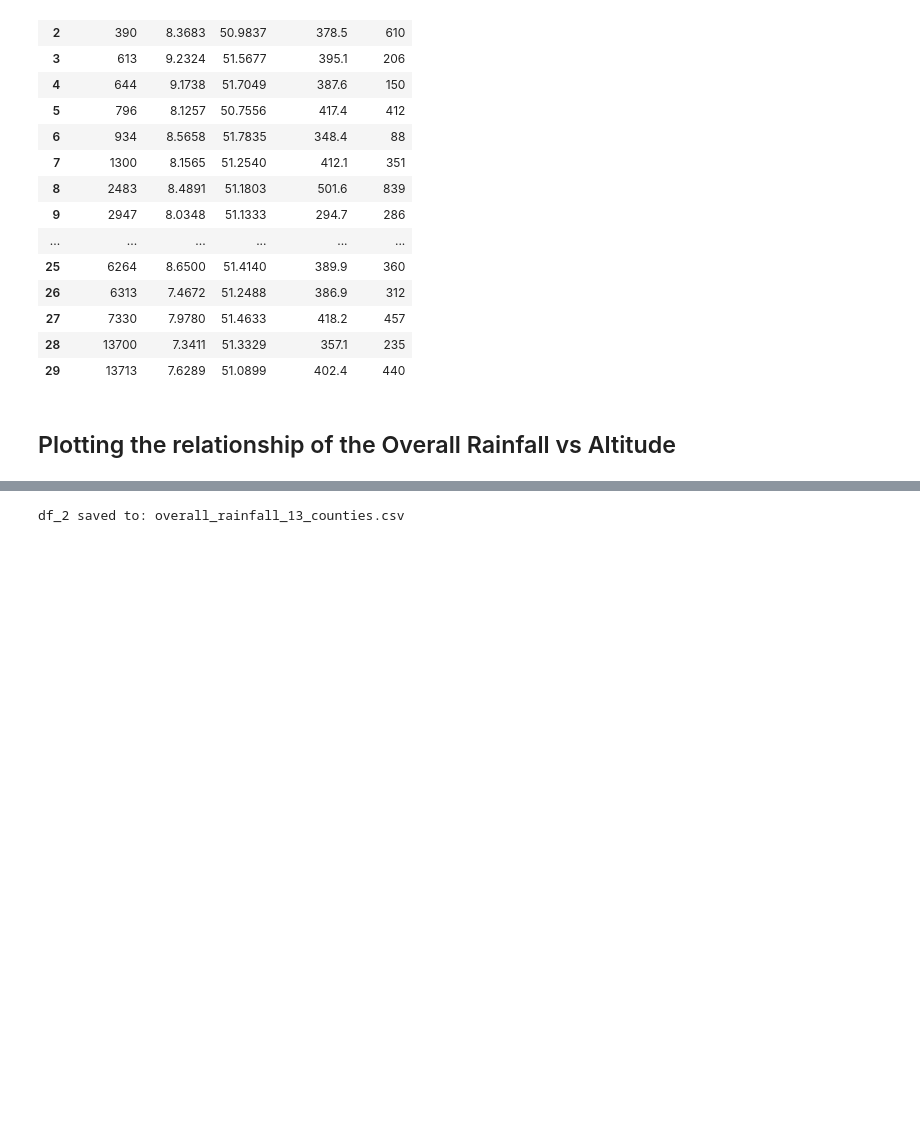
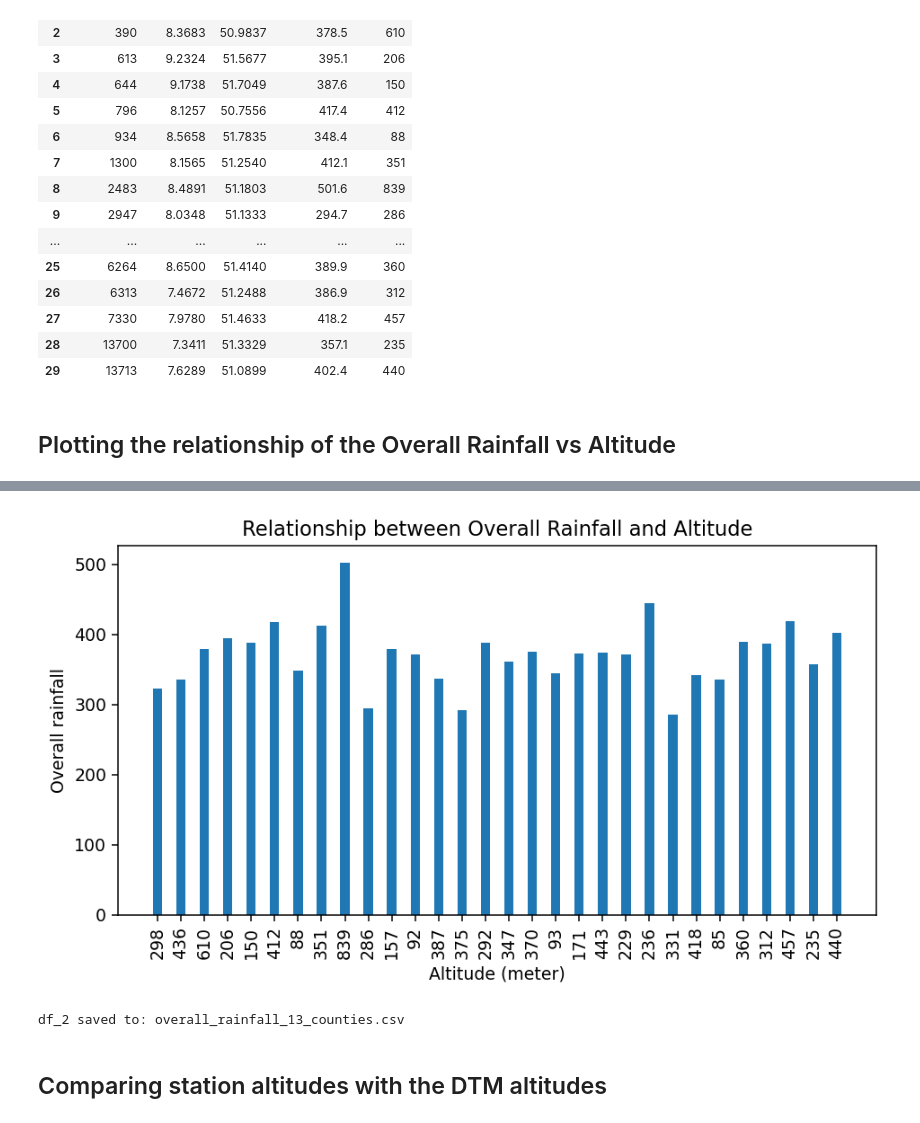
Before and after one commit to Shirvan1992/NDVI_analysis_NRW, a Jupyter notebook: python files/exercise_5.ipynb, the cells around one changed output, grey strips where cells are left out. Drawn from its saved outputs; the diff is of its cells as text; code cells hidden in the pictures; blank space fills up the shorter version.

```diff
--- a/python files/exercise_5.ipynb
+++ b/python files/exercise_5.ipynb
@@ -29,7 +30,8 @@ data.tail()
 # %% [markdown]
 ### Cumulating daily precipitation for four months may 2017 to august 2017
 # %%
-indx = data[data['stations_id'].isin([216,389,390,613,644,796,934,1300,2483,2947,3028,3031,3098,3215,3499,4127,4313,4368,4400,4488,4692,5347,5360,5468,5480,5619,5699,6264,6276,6313,7330,13700,13713])]
+indx = data[data['stations_id'].isin([216,389,390,613,644,796,934,1300,2483,2947,3028,3031,3098,3215,3499,4127,4313,4368,
+                                      4400,4488,4692,5347,5360,5468,5480,5619,5699,6264,6276,6313,7330,13700,13713])]
 indx_1 = data[data['stations_id'].isin([4692,5468,6276])]
 # %%
 indx_1
@@ -115,6 +115,26 @@ plt.show()
+# %%
+w = 0.4
+fig = plt.figure(dpi= 136, figsize=(8,4))
+
+bar1 = np.arange(len(df_2['stations_id']))
+#bar2 = [i+w for i in bar1]
+
+plt.bar(bar1,df_2['overall_rain'],w)
+
+
+plt.xlabel('Altitude (meter)')
+plt.ylabel('Overall rainfall')
+plt.title('Relationship between Overall Rainfall and Altitude')
+plt.xticks(bar1,df_2['altitude'],rotation=90)
+
+plt.show()
+# %% [output]
+[figure, added]
 # %%
 filepathname = "overall_rainfall_13_counties.csv"
 print("df_2 saved to: %s" % (filepathname))
 df_2.to_csv(filepathname,sep=";")
 # %% [output]
 df_2 saved to: overall_rainfall_13_counties.csv
+# %% [markdown]
+## Comparing station altitudes with the DTM altitudes
```
Also changed, not shown: parts of 6 cells of this notebook.
